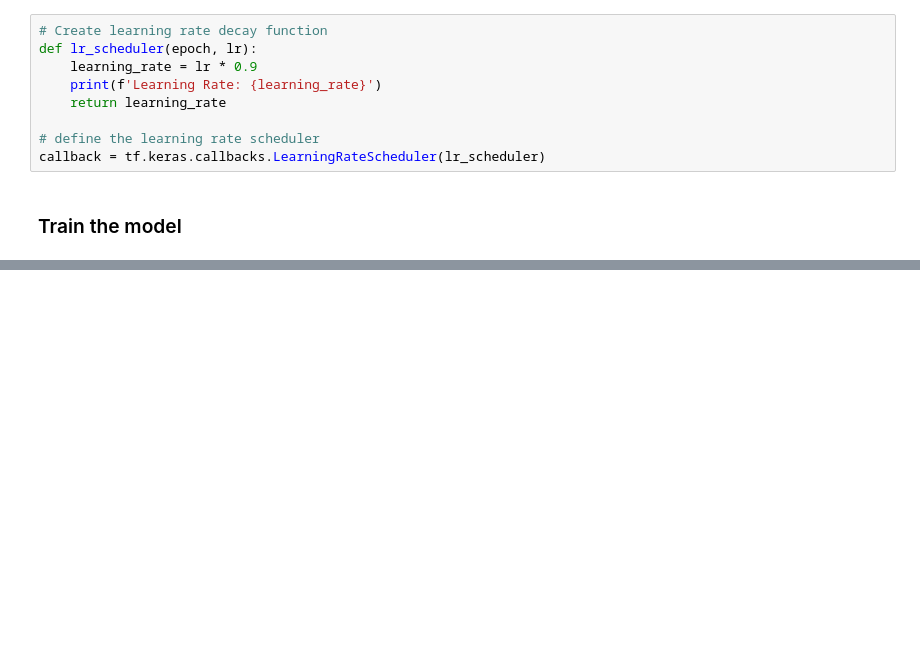
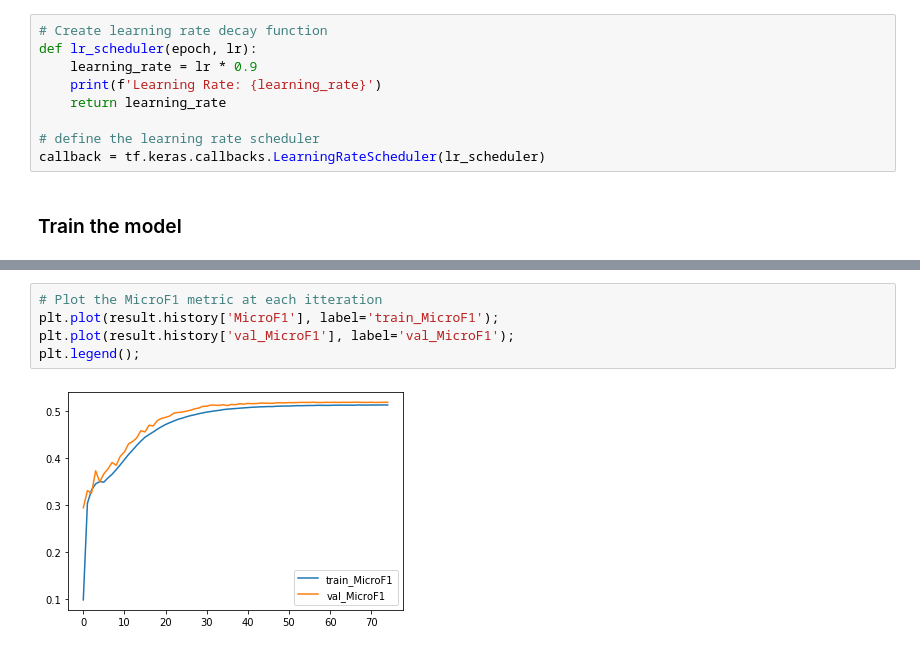
Before and after one commit to maxitron93/mlc_model_implementation, a Jupyter notebook: CNN-Kim.ipynb, the cells around one changed output, grey strips where cells are left out. Drawn from its saved outputs; the diff is of its cells as text; blank space fills up the shorter version.

```diff
--- a/CNN-Kim.ipynb
+++ b/CNN-Kim.ipynb
@@ -257,0 +295,7 @@ plt.legend();
+# %%
+# Plot the MicroF1 metric at each itteration
+plt.plot(result.history['MicroF1'], label='train_MicroF1');
+plt.plot(result.history['val_MicroF1'], label='val_MicroF1');
+plt.legend();
+# %% [output]
+[figure, added]
```
Also changed, not shown: parts of 29 cells of this notebook, 2 other files.
